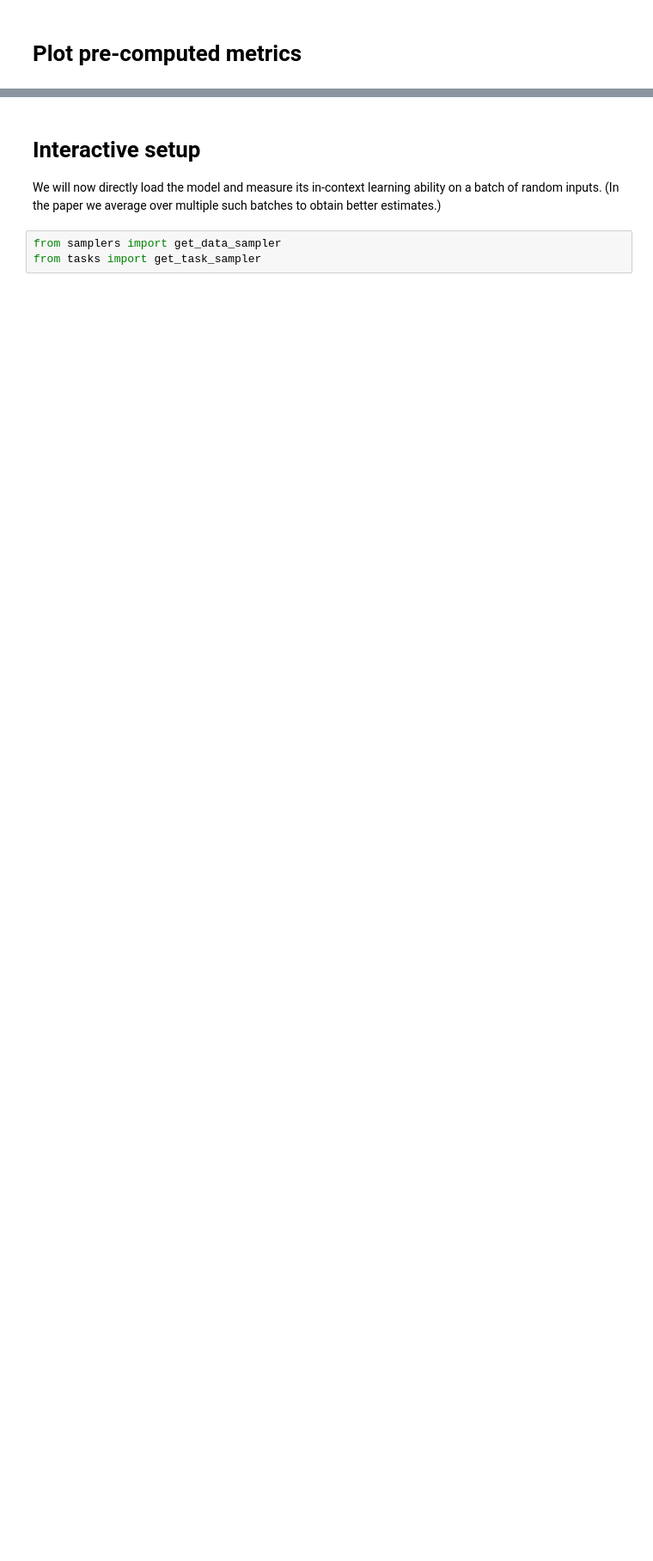
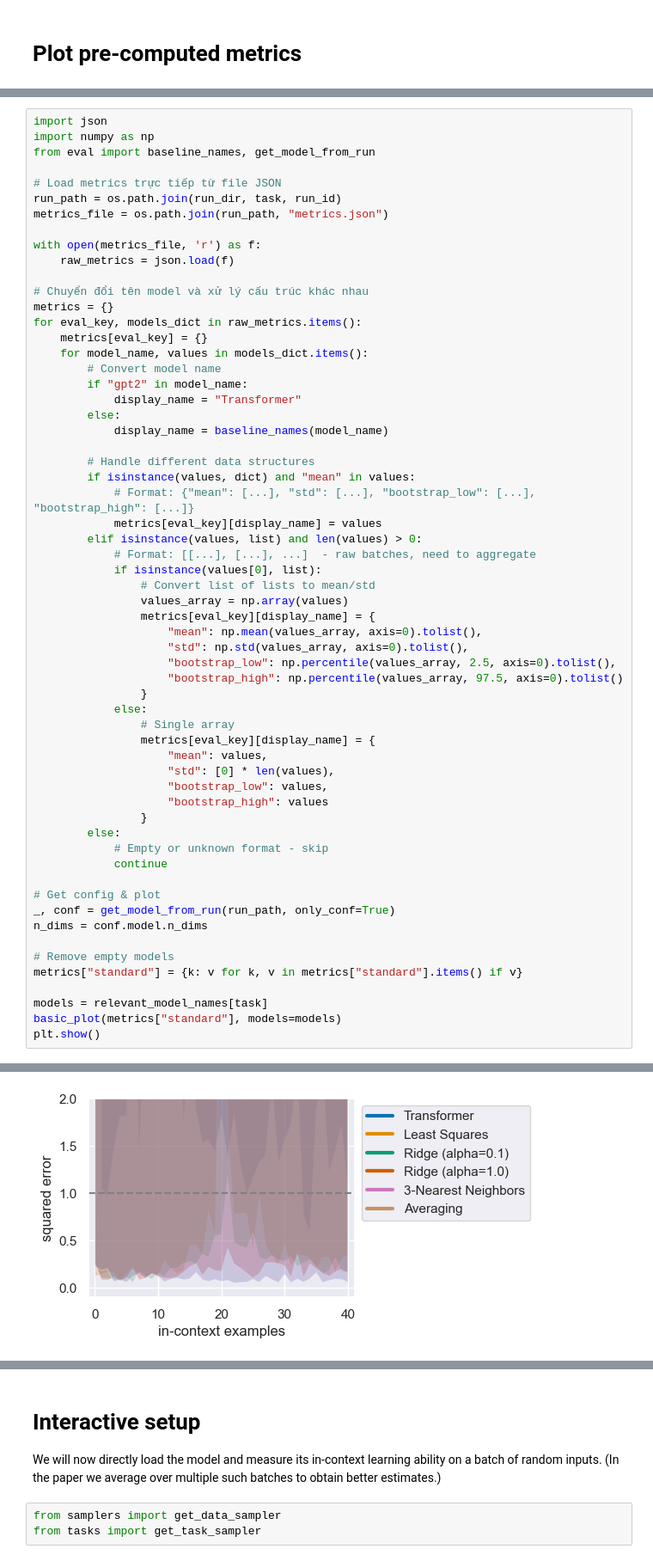
Before and after one commit to HariDaCoder/in-context-learning, a Jupyter notebook: src/eval.ipynb, the cells around one changed output, grey strips where cells are left out. Shown at 86% size. Cells and saved outputs as stored; diff of their text form; blank space fills up the shorter version.

```diff
--- a/src/eval.ipynb
+++ b/src/eval.ipynb
@@ -78,0 +95,61 @@ KeyError: 'standard'
+# %%
+import json
+import numpy as np
+from eval import baseline_names, get_model_from_run
+
+# Load metrics trực tiếp từ file JSON
+run_path = os.path.join(run_dir, task, run_id)
+metrics_file = os.path.join(run_path, "metrics.json")
+
+with open(metrics_file, 'r') as f:
+    raw_metrics = json.load(f)
+
+# Chuyển đổi tên model và xử lý cấu trúc khác nhau
+metrics = {}
+for eval_key, models_dict in raw_metrics.items():
+    metrics[eval_key] = {}
+    for model_name, values in models_dict.items():
+        # Convert model name
+        if "gpt2" in model_name:
+            display_name = "Transformer"
+        else:
+            display_name = baseline_names(model_name)
+
+        # Handle different data structures
+        if isinstance(values, dict) and "mean" in values:
+            # Format: {"mean": [...], "std": [...], "bootstrap_low": [...], "bootstrap_high": [...]}
+            metrics[eval_key][display_name] = values
+        elif isinstance(values, list) and len(values) > 0:
+            # Format: [[...], [...], ...]  - raw batches, need to aggregate
+            if isinstance(values[0], list):
+                # Convert list of lists to mean/std
+                values_array = np.array(values)
+                metrics[eval_key][display_name] = {
+                    "mean": np.mean(values_array, axis=0).tolist(),
+                    "std": np.std(values_array, axis=0).tolist(),
+                    "bootstrap_low": np.percentile(values_array, 2.5, axis=0).tolist(),
+                    "bootstrap_high": np.percentile(values_array, 97.5, axis=0).tolist()
+                }
+            else:
+                # Single array
+                metrics[eval_key][display_name] = {
+                    "mean": values,
+                    "std": [0] * len(values),
+                    "bootstrap_low": values,
+                    "bootstrap_high": values
+                }
+        else:
+            # Empty or unknown format - skip
+            continue
+
+# Get config & plot
+_, conf = get_model_from_run(run_path, only_conf=True)
+n_dims = conf.model.n_dims
+
+# Remove empty models
+metrics["standard"] = {k: v for k, v in metrics["standard"].items() if v}
+
+models = relevant_model_names[task]
+basic_plot(metrics["standard"], models=models)
+plt.show()
+# %% [output]
@@ -79,3 +158,4 @@ KeyError: 'standard'
+[figure, added]
 # %%
 def valid_row(r):
     return r.task == task and r.run_id == run_id
```
Also changed, not shown: parts of 7 cells of this notebook, 5 other files.
